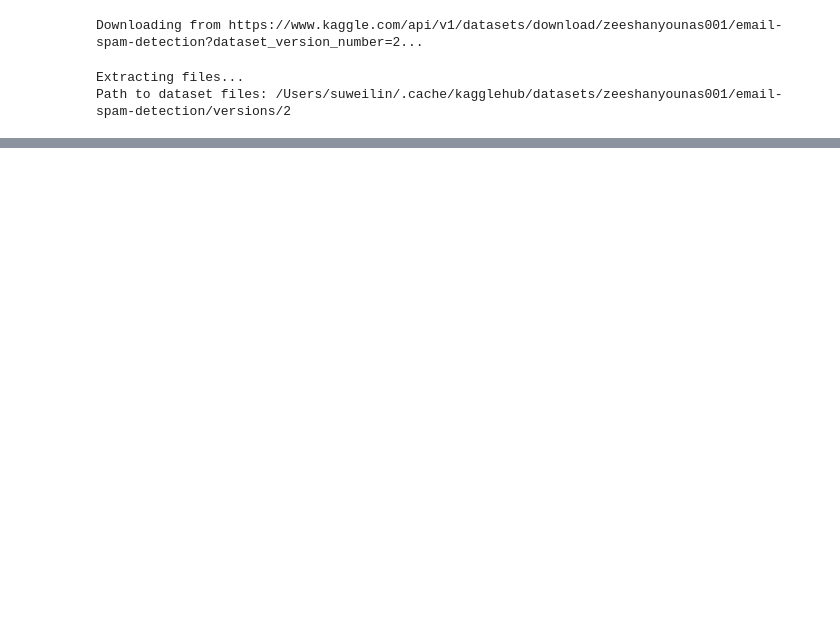
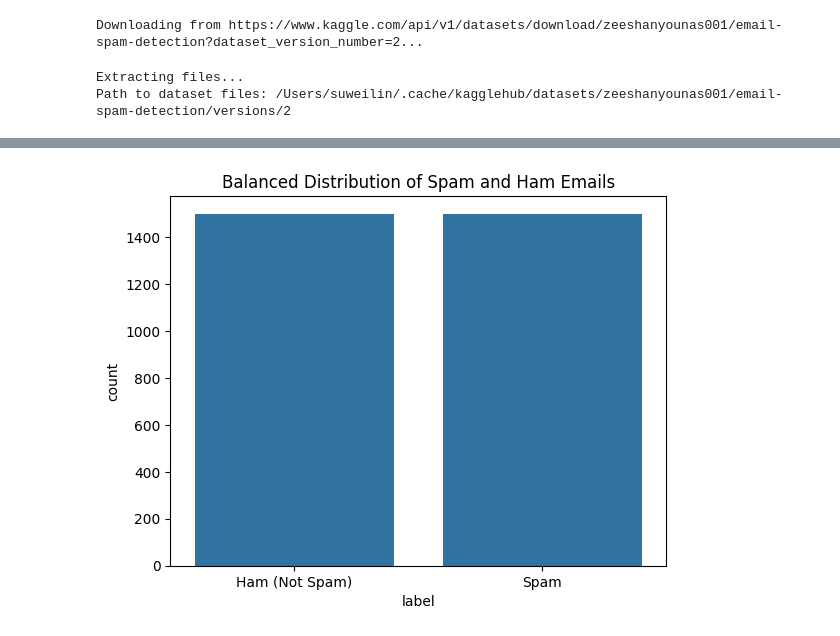
Before and after one commit to steven556610/machine-learning-application, a Jupyter notebook: text_ml/email-spam-detection/data_process.ipynb, the cells around one changed output, grey strips where cells are left out. Cells and saved outputs as stored; diff of their text form; code cells hidden in the pictures; blank space fills up the shorter version.

```diff
--- a/text_ml/email-spam-detection/data_process.ipynb
+++ b/text_ml/email-spam-detection/data_process.ipynb
@@ -55,0 +122,17 @@ df
+# %%
+ham_msg = data[data['label'] == 'ham']
+spam_msg = data[data['label'] == 'spam']
+
+# Downsample Ham emails to match the number of Spam emails
+ham_msg_balanced = ham_msg.sample(n=len(spam_msg), random_state=42)
+
+# Combine balanced data
+balanced_data = pd.concat([ham_msg_balanced, spam_msg]).reset_index(drop=True)
+
+# Visualize the balanced dataset
+sns.countplot(x='label', data=balanced_data)
+plt.title("Balanced Distribution of Spam and Ham Emails")
+plt.xticks(ticks=[0, 1], labels=['Ham (Not Spam)', 'Spam'])
+plt.show()
+# %% [output]
+[figure, added]
```
Also changed, not shown: parts of 29 cells of this notebook, 2 other files.
